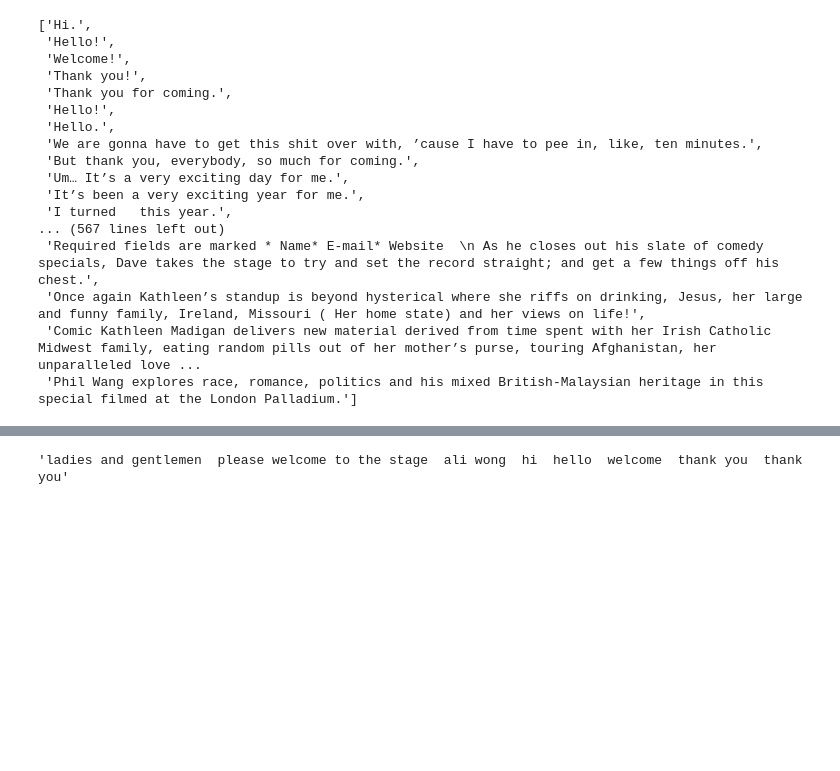
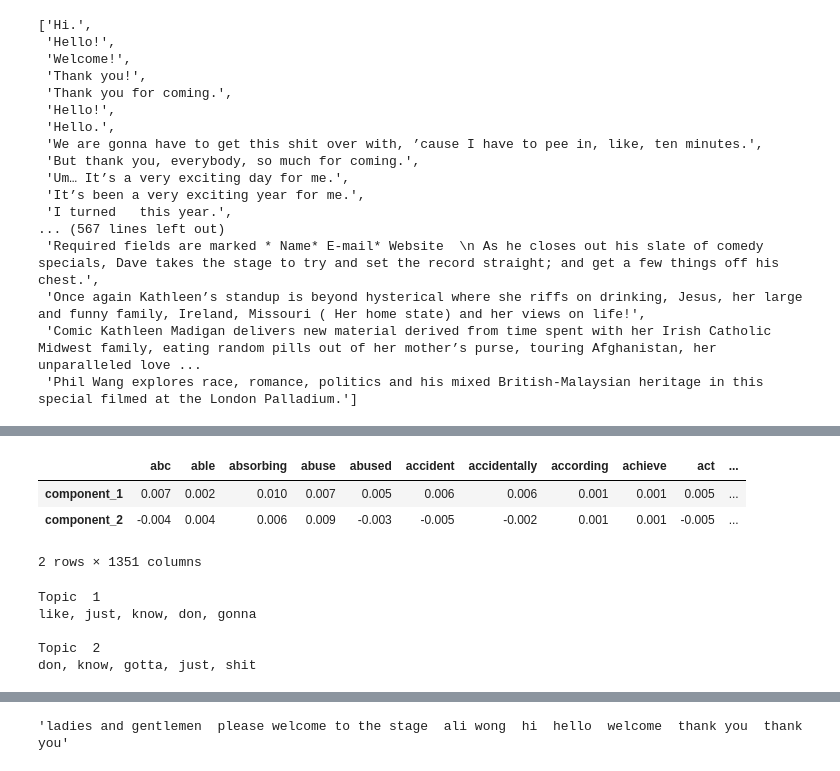
Before and after one commit to wendy2163/metis, a Jupyter notebook: NLP.ipynb, the cells around one changed output, grey strips where cells are left out. Cells and saved outputs as stored; diff of their text form; code cells hidden in the pictures; blank space fills up the shorter version.

```diff
--- a/NLP.ipynb
+++ b/NLP.ipynb
@@ -194,0 +231,11 @@ sentences
+# %%
+topic_term_df = pd.DataFrame(topic_term.round(3),
+                index = ["component_1", "component_2"],
+                columns = vectorizer.get_feature_names())
+### END SOLUTION
+topic_term_df
+# %% [output]
+|  | abc | able | absorbing | abuse | abused | accident | accidentally | according | achieve | act | ... |
+| component_1 | 0.007 | 0.002 | 0.010 | 0.007 | 0.005 | 0.006 | 0.006 | 0.001 | 0.001 | 0.005 | ... |
+| component_2 | -0.004 | 0.004 | 0.006 | 0.009 | -0.003 | -0.005 | -0.002 | 0.001 | 0.001 | -0.005 | ... |
+2 rows × 1351 columns
@@ -194,0 +254,8 @@ sentences
+# %%
+output = display_topics(lsa, vectorizer.get_feature_names(), 5)
+# %% [output]
+Topic  1
+like, just, know, don, gonna
+
+Topic  2
+don, know, gotta, just, shit
```
Also changed, not shown: parts of 21 cells of this notebook.
